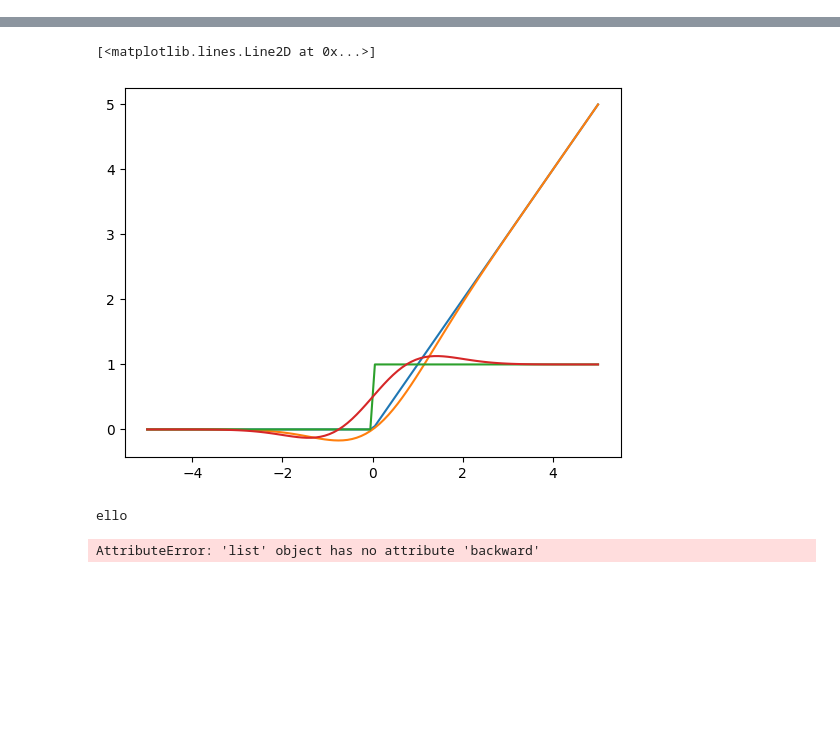
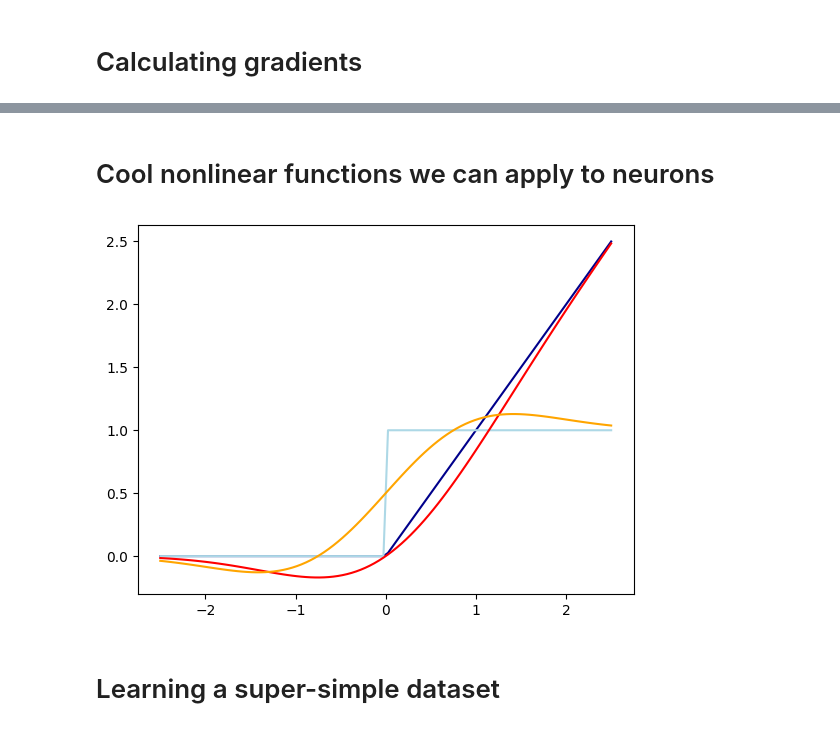
Before and after one commit to jafber/neuralnets, a Jupyter notebook: jangrad/jangrad.ipynb, the cells around one changed output, grey strips where cells are left out. Drawn from its saved outputs; the diff is of its cells as text; code cells hidden in the pictures; blank space fills up the shorter version.

```diff
--- a/jangrad/jangrad.ipynb
+++ b/jangrad/jangrad.ipynb
@@ -4,3 +1,5 @@
+# %% [markdown]
+# Calculating gradients
 # %%
 from graph import draw
 from value import Value
@@ -17,46 +21,55 @@ draw(d)
 # %% [output]
 [drawing not drawn]
+# %% [markdown]
+# Cool nonlinear functions we can apply to neurons
 # %%
-from matplotlib.pyplot import plot
+import matplotlib.pyplot as plt
 import numpy as np
 from value import Value
 
-xs = np.linspace(-5, 5, 100)
-relus = [Value(x).relu().data for x in xs]
-gelus = [Value(x).gelu().data for x in xs]
+def plot_data(domain, operation):
+    return [xs, [operation(Value(x)).data for x in domain]]
 
-plot(xs, relus)
-plot(xs, gelus)
+def plot_grads(domain, operation):
+    grads = []
+    for x in domain:
+        val = Value(x)
+        operation(val).backward()
+        grads.append(val.grad)
+    return [xs, grads]
 
-relu_grads = []
-for x in xs:
-    v = Value(x)
-    v.relu().backward()
-    relu_grads.append(v.grad)
-plot(xs, relu_grads)
+xs = np.linspace(-2.5, 2.5, 100)
 
-gelu_grads = []
-for x in xs:
-    v = Value(x)
-    v.gelu().backward()
-    gelu_grads.append(v.grad)
-plot(xs, gelu_grads)
+# daniel
+relu = lambda v: v.relu()
+plt.plot(*plot_data(xs, relu), color='darkblue')
+plt.plot(*plot_grads(xs, relu), color='lightblue')
+
+# the cooler daniel
+gelu = lambda v: v.gelu()
+plt.plot(*plot_data(xs, gelu), color='red')
+plt.plot(*plot_grads(xs, gelu), color='orange')
+
+plt.show()
 # %% [output]
-[<matplotlib.lines.Line2D at 0x...>]
-[figure, old version]
+[figure, new version]
+# %% [markdown]
+# Learning a super-simple dataset
 # %%
-from net import MLP
-from graph import draw
-from value import Value
+# https://github.com/karpathy/nn-zero-to-hero/blob/master/lectures/micrograd/micrograd_lecture_second_half_roughly.ipynb
+XS = [
+  [2.0, 3.0, -1.0],
+  [3.0, -1.0, 0.5],
+  [0.5, 1.0, 1.0],
+  [1.0, 1.0, -1.0],
+]
+YS = [1.0, -1.0, -1.0, 1.0]
+IN_LAYER = 3
+HIDDEN_LAYERS = [4, 4]
+OUT_LAYER = 1
 
-print('ello')
-mlp = MLP(1, [2, 1])
-x = [Value(2.0, label='in')]
-out = mlp(x)
-out.backward()
-#xs = [ [1.0], [0.0] ]
-print(out)
-draw(out[0])
+FAST_LEARN_CYCLES = 50
+FAST_LEARN_RATE = 0.1
+
+SLOW_LEARN_CYCLES = 1000
+SLOW_LEARN_RATE = 0.005
-# %% [output]
-ello
-AttributeError: 'list' object has no attribute 'backward'
```
Also changed, not shown: parts of 9 cells of this notebook, 4 other files.
